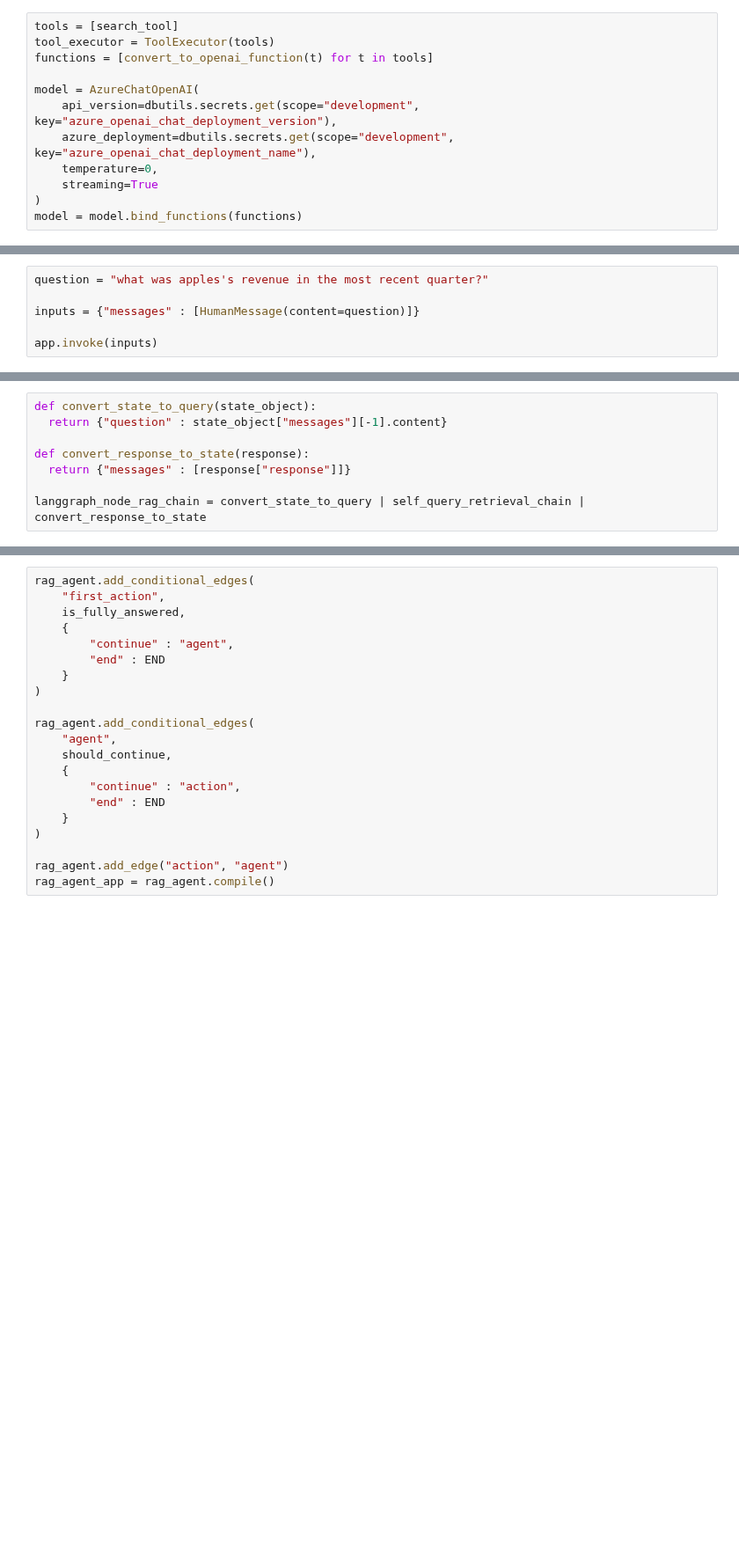
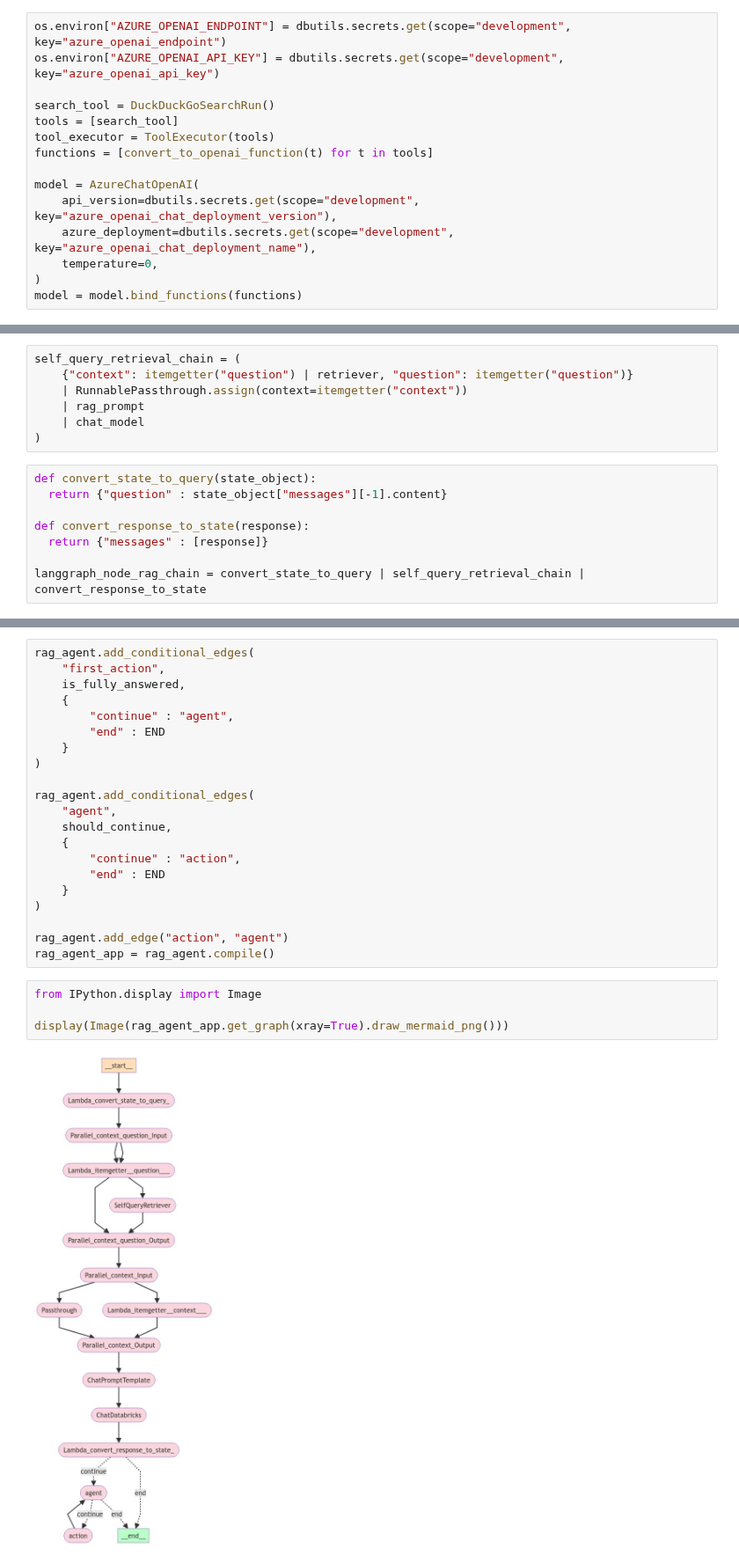
Before and after one commit to zyuanlim/gai-worldcup, a Jupyter notebook: 02-rag-chatbot-deployment/04-agentic-self-query-rag.ipynb, the cells around one changed output, grey strips where cells are left out. Shown at 88% size. Drawn from its saved outputs; the diff is of its cells as text; blank space fills up the shorter version.

```diff
--- a/02-rag-chatbot-deployment/04-agentic-self-query-rag.ipynb
+++ b/02-rag-chatbot-deployment/04-agentic-self-query-rag.ipynb
@@ -243,4 +136,8 @@ search_tool.run("what was amazon's revenue?")
 # %%
+os.environ["AZURE_OPENAI_ENDPOINT"] = dbutils.secrets.get(scope="development", key="azure_openai_endpoint")
+os.environ["AZURE_OPENAI_API_KEY"] = dbutils.secrets.get(scope="development", key="azure_openai_api_key")
+
+search_tool = DuckDuckGoSearchRun()
 tools = [search_tool]
 tool_executor = ToolExecutor(tools)
 functions = [convert_to_openai_function(t) for t in tools]
@@ -249,7 +146,6 @@ model = AzureChatOpenAI(
     api_version=dbutils.secrets.get(scope="development", key="azure_openai_chat_deployment_version"),
     azure_deployment=dbutils.secrets.get(scope="development", key="azure_openai_chat_deployment_name"),
     temperature=0,
-    streaming=True
 )
 model = model.bind_functions(functions)
 # %%
@@ -306,6 +182,0 @@ app = workflow.compile()
-# %%
-question = "what was apples's revenue in the most recent quarter?"
-
-inputs = {"messages" : [HumanMessage(content=question)]}
-
-app.invoke(inputs)
@@ -315,9 +183,16 @@ app.invoke(inputs)
+# %%
+self_query_retrieval_chain = (
+    {"context": itemgetter("question") | retriever, "question": itemgetter("question")}
+    | RunnablePassthrough.assign(context=itemgetter("context"))
+    | rag_prompt
+    | chat_model
+)
 # %%
 def convert_state_to_query(state_object):
   return {"question" : state_object["messages"][-1].content}
 
 def convert_response_to_state(response):
-  return {"messages" : [response["response"]]}
+  return {"messages" : [response]}
 
 langgraph_node_rag_chain = convert_state_to_query | self_query_retrieval_chain | convert_response_to_state
 # %%
@@ -394,3 +269,9 @@ rag_agent.add_conditional_edges(
 
 rag_agent.add_edge("action", "agent")
 rag_agent_app = rag_agent.compile()
+# %%
+from IPython.display import Image
+
+display(Image(rag_agent_app.get_graph(xray=True).draw_mermaid_png()))
+# %% [output]
+[figure, added]
```
Also changed, not shown: parts of 26 cells of this notebook, 7 other files.
